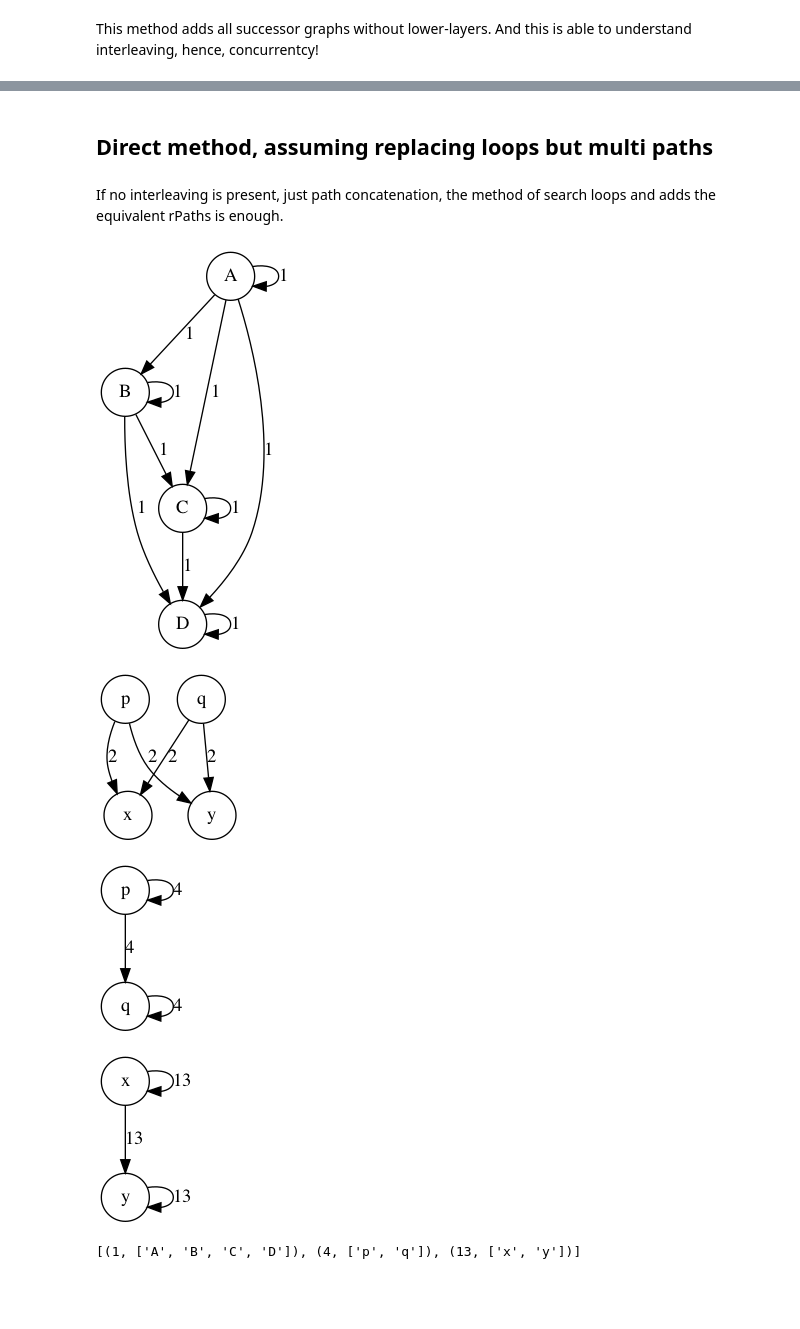
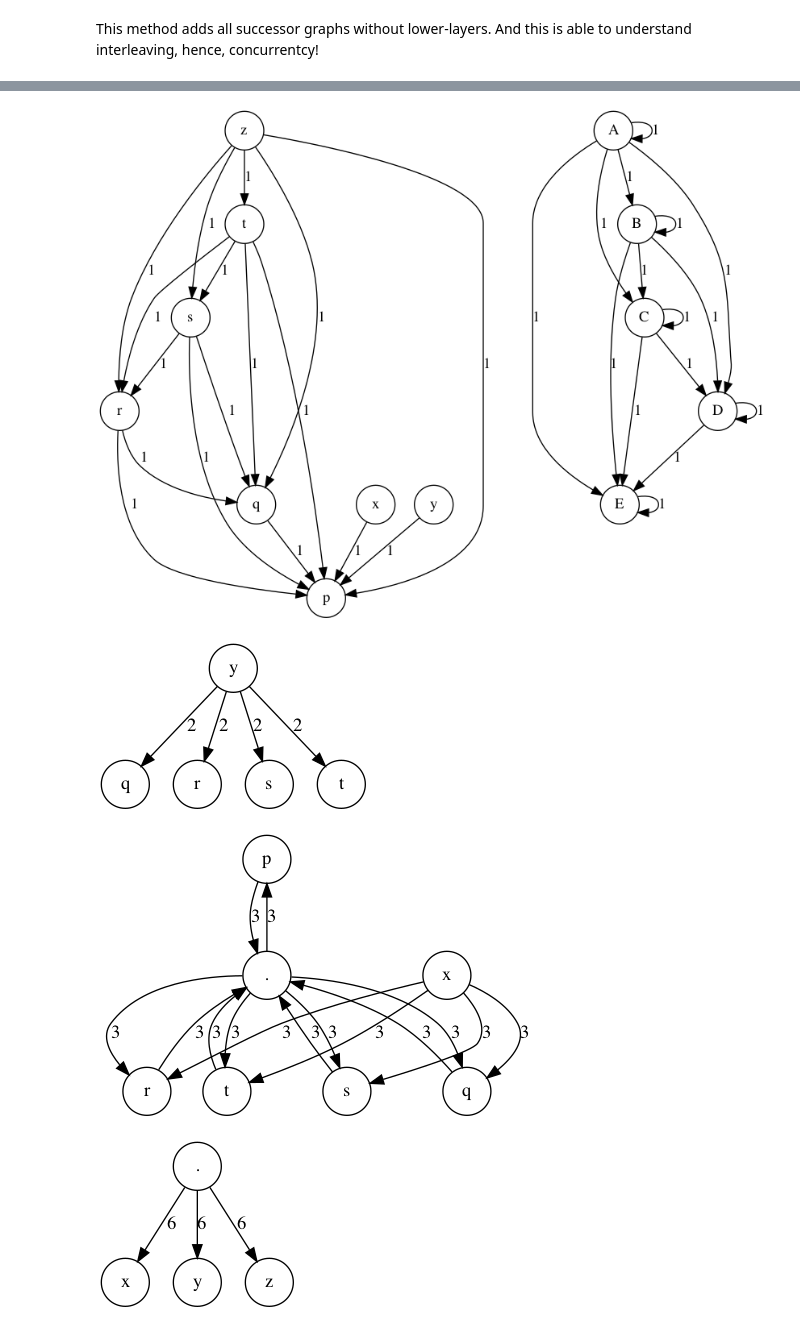
Before and after one commit to jpgil/logdelay, a Jupyter notebook: notebooks/section-2-paths-invariants/Main Method path invariant.ipynb, the cells around one changed output, grey strips where cells are left out. Drawn from its saved outputs; the diff is of its cells as text; code cells hidden in the pictures; blank space fills up the shorter version.

```diff
--- a/notebooks/section-2-paths-invariants/Main Method path invariant.ipynb
+++ b/notebooks/section-2-paths-invariants/Main Method path invariant.ipynb
@@ -16,0 +29,21 @@ This method adds all successor graphs without lower-layers. And this is able to
+# %%
+G=successor_graph("")
+
+# For each trace on the log
+for T in Log:
+
+    # Take his successor graph
+    H = successor_graph(T)
+
+    # Add merge all resulting graphs
+    G = add_graphs(G, H)
+
+# The invariants are obtained by search paths in cliques for every layer in the resulting graph
+invariants=[]
+all_weights = set( [G[u][v]["weight"] for u, v in G.edges() ] )
+for f in all_weights:
+    invariants += paths_in_cliques( f_layer(f, G) )
+
+# The only part now is to assign correct r. If w=r(r+1)/2 ...
+# Open Problem
+invariants
@@ -67,3 +177,0 @@ In the combined successor graph for all traces in the logs, the f-layers are the
-# %%
-for f in all_weights:
-    graph( f_layer(f, G) )
@@ -82,4 +177,0 @@ for f in all_weights:
-# %% [markdown]
-## Direct method, assuming replacing loops but multi paths
-# %% [markdown]
-If no interleaving is present, just path concatenation, the method of search loops and adds the equivalent rPaths is enough.
@@ -97,27 +178,14 @@ Log = [
 # %%
 G=successor_graph("")
 for T in Log:
-    paths = paths_from_trace(T)
+    G = add_graphs(G, successor_graph(T))
 
-    # Here I sum the multi path graph
-    for r, P in paths:
-        for i in range(0,int(r)):
-            G = add_graphs(G, successor_graph(P) )
-
-# Search paths in every layer
-weights = set( [G[u][v]["weight"] for u, v in G.edges() ] )
-
-for f in weights:
+# f-cuts of combined graph
+all_weights = set( [G[u][v]["weight"] for u, v in G.edges() ] )
+for f in all_weights:
     graph( f_layer(f, G) )
-
-invariants=[]
-for f in weights:
-    invariants += paths_in_components( f_layer(f, G) )
-
-invariants
 # %% [output]
-[figure, old version]
+[figure, new version]
-[figure, old version]
+[figure, new version]
-[figure, old version]
+[figure, new version]
-[figure, old version]
+[figure, new version]
-[(1, ['A', 'B', 'C', 'D']), (4, ['p', 'q']), (13, ['x', 'y'])]
```
Also changed, not shown: parts of 30 cells of this notebook, 2 other files.
